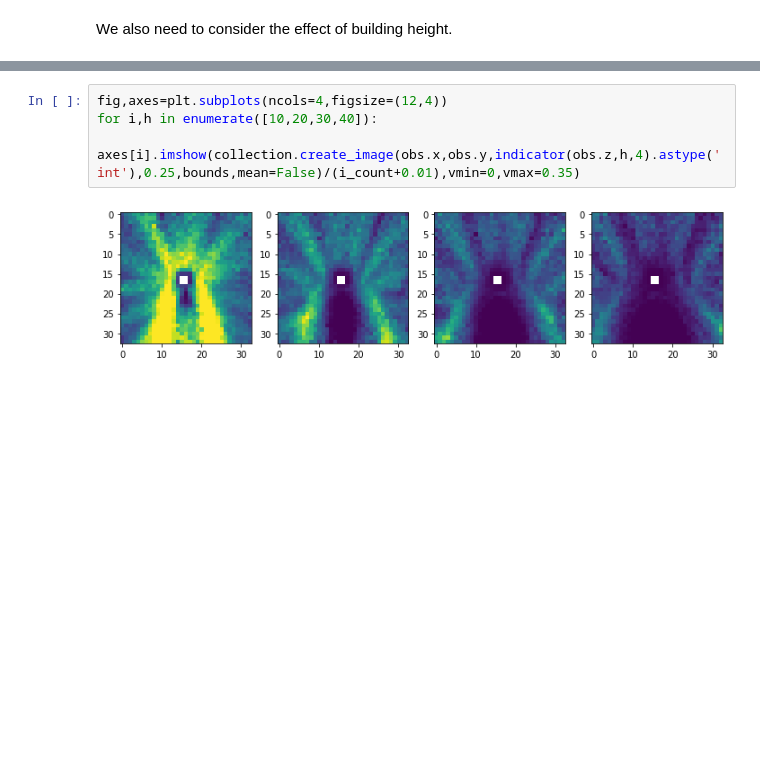
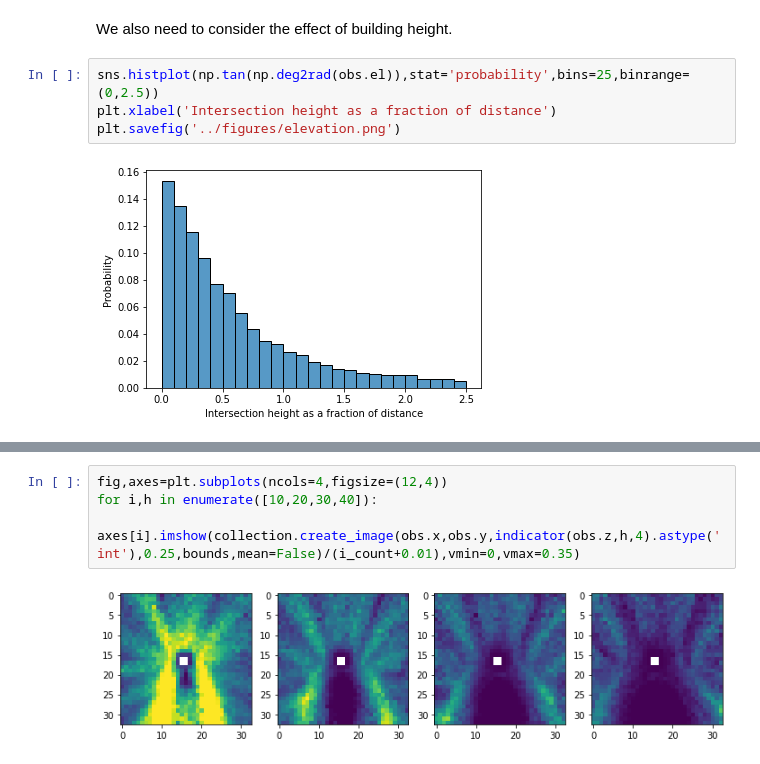
Before and after one commit to Indicative-Data-Science/samplesize, a Jupyter notebook: src/collection.ipynb, the cells around one changed output, grey strips where cells are left out. Drawn from its saved outputs; the diff is of its cells as text; blank space fills up the shorter version.

```diff
--- a/src/collection.ipynb
+++ b/src/collection.ipynb
@@ -222,2 +233,8 @@ plt.imshow(intersection_residuals_plot,cmap='coolwarm',vmin=-0.1,vmax=0.1)
 # %% [markdown]
 We also need to consider the effect of building height.
+# %%
+sns.histplot(np.tan(np.deg2rad(obs.el)),stat='probability',bins=25,binrange=(0,2.5))
+plt.xlabel('Intersection height as a fraction of distance')
+plt.savefig('../figures/elevation.png')
+# %% [output]
+[figure, added]
```
Also changed, not shown: parts of 35 cells of this notebook.
